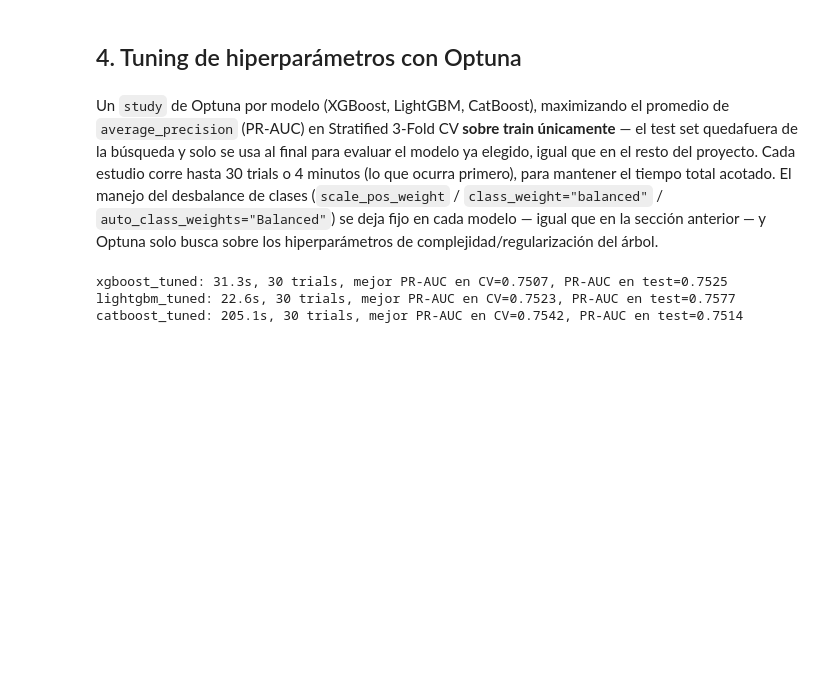
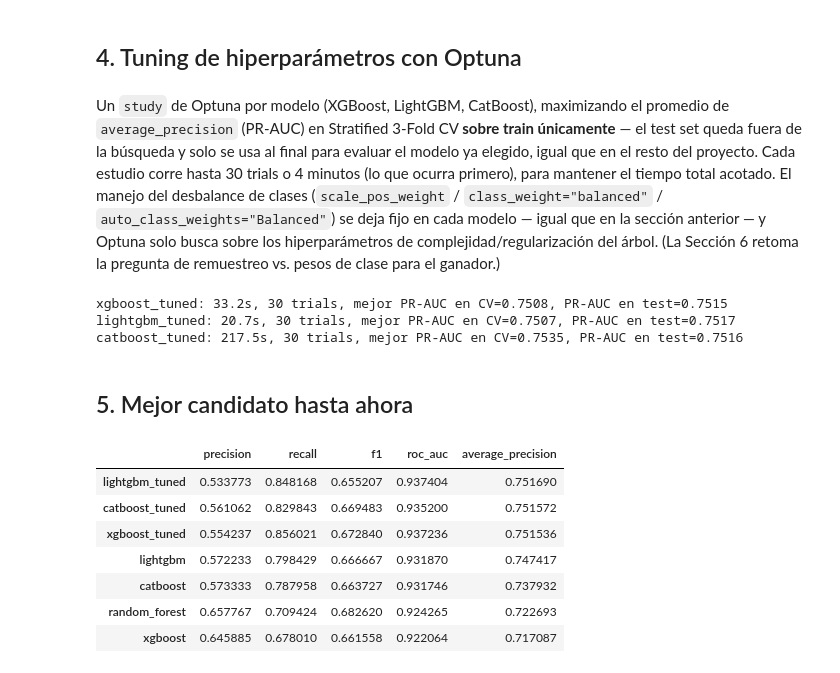
Before and after one commit to lucasbottino9/Proyecto-Final-Henry, a Jupyter notebook: notebooks/modeling_avanzado.ipynb, the cells around one changed output. Cells and saved outputs as stored; diff of their text form; code cells hidden in the pictures; blank space fills up the shorter version.

Commit message:
Tratamiento Avanzado del Desbalance

```diff
--- a/notebooks/modeling_avanzado.ipynb
+++ b/notebooks/modeling_avanzado.ipynb
@@ -157,12 +168,12 @@ Comparativa baseline (antes de tuning), ordenada por PR-AUC:
 # %% [markdown]
 Un `study` de Optuna por modelo (XGBoost, LightGBM, CatBoost), maximizando el promedio de
 `average_precision` (PR-AUC) en Stratified 3-Fold CV **sobre train únicamente** — el test set
-quedafuera de la búsqueda y solo se usa al final para evaluar el modelo ya elegido, igual que en
+queda fuera de la búsqueda y solo se usa al final para evaluar el modelo ya elegido, igual que en
 el resto del proyecto. Cada estudio corre hasta 30 trials o 4 minutos (lo que ocurra primero),
 para mantener el tiempo total acotado. El manejo del desbalance de clases (`scale_pos_weight` /
 `class_weight="balanced"` / `auto_class_weights="Balanced"`) se deja fijo en cada modelo — igual
 que en la sección anterior — y Optuna solo busca sobre los hiperparámetros de complejidad/regularización
-del árbol.
+del árbol. (La Sección 6 retoma la pregunta de remuestreo vs. pesos de clase para el ganador.)
 # %%
 cv = StratifiedKFold(n_splits=3, shuffle=True, random_state=42)
 N_TRIALS = 30
@@ -242,6 +253,14 @@ tuning_specs = {
         objective_cat, CatBoostClassifier,
         {"auto_class_weights": "Balanced", "random_state": 42, "verbose": False, "thread_count": -1},
     ),
+}
+
+# Clave de cada tuning_spec que corresponde al manejo del desbalance de clases,
+# para poder quitarla puntualmente en la Sección 6 (remuestreo con SMOTE).
+CLAVE_BALANCEO = {
+    "xgboost_tuned": "scale_pos_weight",
+    "lightgbm_tuned": "class_weight",
+    "catboost_tuned": "auto_class_weights",
 }
 
 mejores_hiperparametros = {}
@@ -268,6 +287,20 @@ for nombre, (objective, model_cls, params_fijos) in tuning_specs.items():
         f"mejor PR-AUC en CV={study.best_value:.4f}, PR-AUC en test={resultados[nombre]['average_precision']:.4f}"
     )
 # %% [output]
-xgboost_tuned: 31.3s, 30 trials, mejor PR-AUC en CV=0.7507, PR-AUC en test=0.7525
-lightgbm_tuned: 22.6s, 30 trials, mejor PR-AUC en CV=0.7523, PR-AUC en test=0.7577
-catboost_tuned: 205.1s, 30 trials, mejor PR-AUC en CV=0.7542, PR-AUC en test=0.7514
+xgboost_tuned: 33.2s, 30 trials, mejor PR-AUC en CV=0.7508, PR-AUC en test=0.7515
+lightgbm_tuned: 20.7s, 30 trials, mejor PR-AUC en CV=0.7507, PR-AUC en test=0.7517
+catboost_tuned: 217.5s, 30 trials, mejor PR-AUC en CV=0.7535, PR-AUC en test=0.7516
+# %% [markdown]
+## 5. Mejor candidato hasta ahora
+# %%
+tabla_interina = comparar_modelos(resultados, criterio="average_precision")
+tabla_interina
+# %% [output]
+|  | precision | recall | f1 | roc_auc | average_precision |
+| lightgbm_tuned | 0.533773 | 0.848168 | 0.655207 | 0.937404 | 0.751690 |
+| catboost_tuned | 0.561062 | 0.829843 | 0.669483 | 0.935200 | 0.751572 |
+| xgboost_tuned | 0.554237 | 0.856021 | 0.672840 | 0.937236 | 0.751536 |
+| lightgbm | 0.572233 | 0.798429 | 0.666667 | 0.931870 | 0.747417 |
+| catboost | 0.573333 | 0.787958 | 0.663727 | 0.931746 | 0.737932 |
+| random_forest | 0.657767 | 0.709424 | 0.682620 | 0.924265 | 0.722693 |
+| xgboost | 0.645885 | 0.678010 | 0.661558 | 0.922064 | 0.717087 |
```
Also changed, not shown: parts of 29 cells of this notebook, 2 other files.
